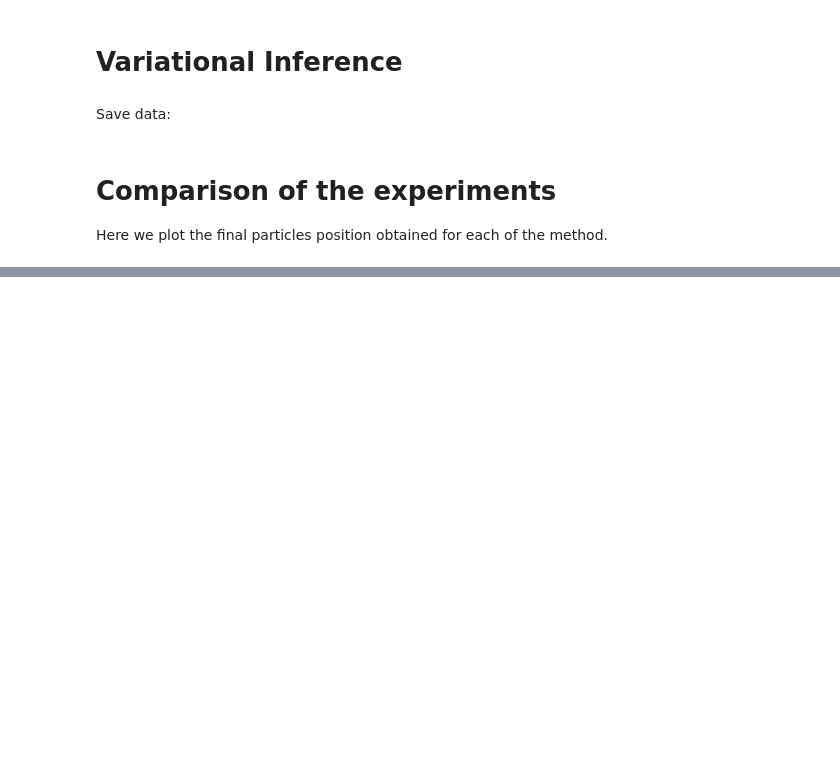
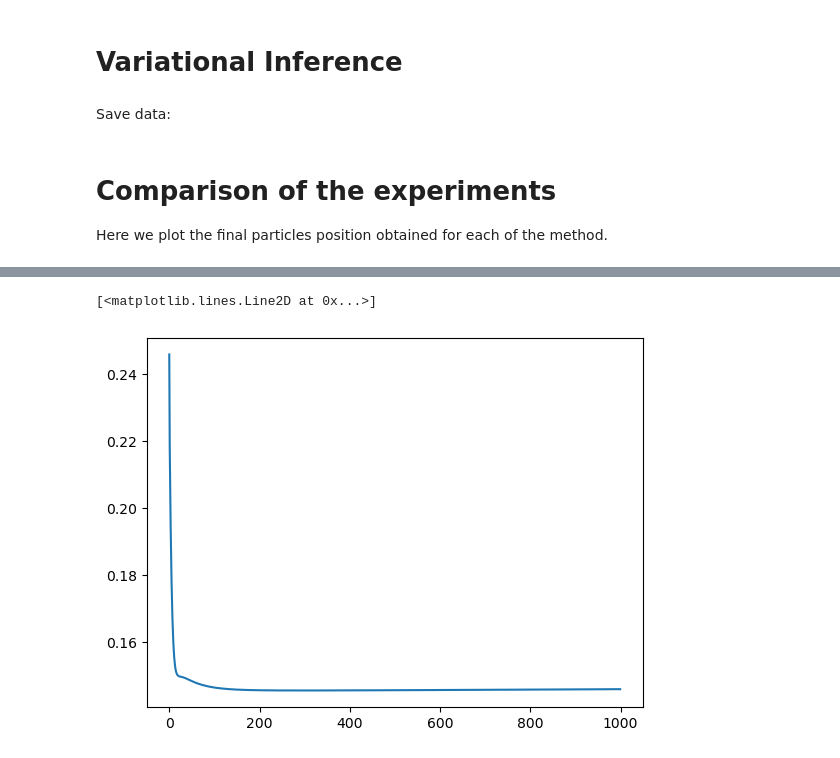
Before and after one commit to congyewang/kgd-code, a Jupyter notebook: figure-2.ipynb, the cells around one changed output, grey strips where cells are left out. Cells and saved outputs as stored; diff of their text form; code cells hidden in the pictures; blank space fills up the shorter version.

```diff
--- a/figure-2.ipynb
+++ b/figure-2.ipynb
@@ -253,0 +270,5 @@ plt.show()
+# %%
+plt.plot(results_loaded["Generalized SVGD"]["KGD"], label=expe)
+# %% [output]
+[<matplotlib.lines.Line2D at 0x...>]
+[figure, added]
```
Also changed, not shown: parts of 25 cells of this notebook, 4 other files.
